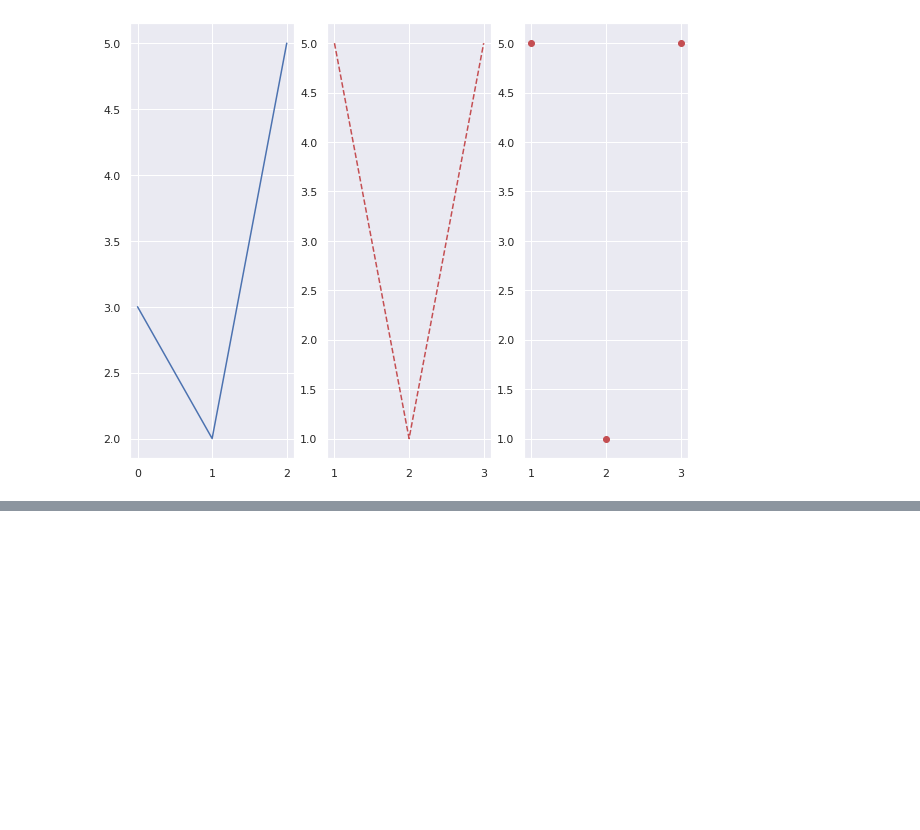
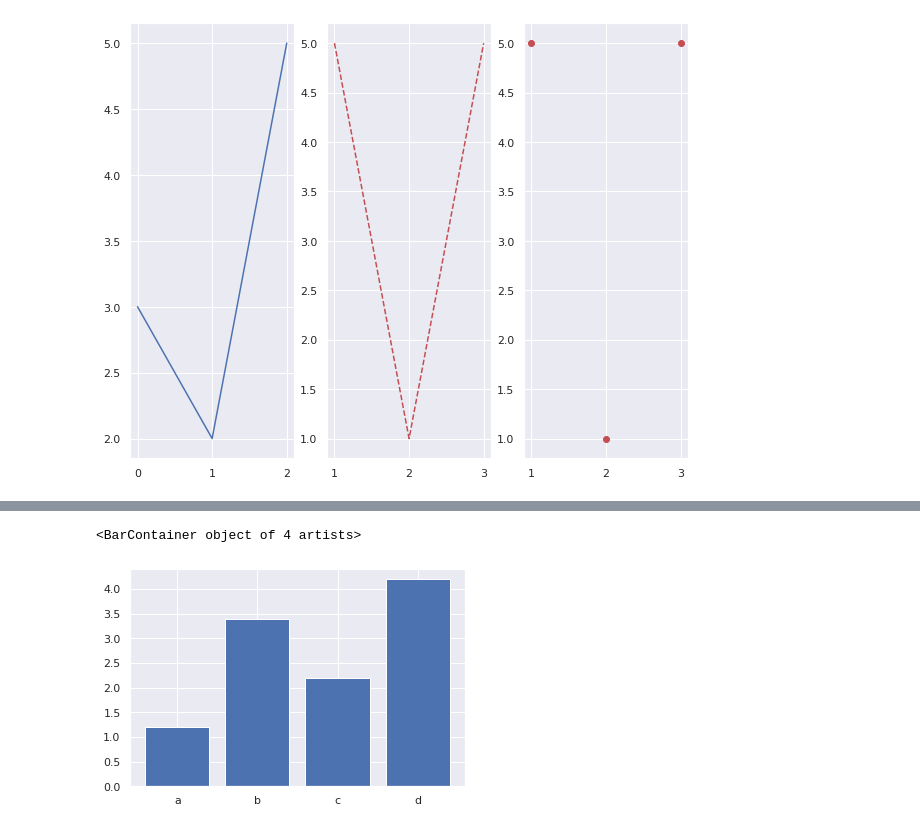
Before and after one commit to mietekdom/Data-Science, a Jupyter notebook: 01_knowledge/10_Wizualizacja_danych.ipynb, the cells around one changed output, grey strips where cells are left out. Saved outputs shown, nothing was run; the diff lists cells and outputs as text; code cells hidden in the pictures; blank space fills up the shorter version.

```diff
--- a/01_knowledge/10_Wizualizacja_danych.ipynb
+++ b/01_knowledge/10_Wizualizacja_danych.ipynb
@@ -54,0 +62,5 @@ plt.plot([1, 2, 3], [5, 1, 5], 'ro')
+# %%
+plt.bar(x=['a', 'b', 'c', 'd'], height=[1.2, 3.4, 2.2, 4.2])
+# %% [output]
+<BarContainer object of 4 artists>
+[figure, added]
```
Also changed, not shown: parts of 3 cells of this notebook.
